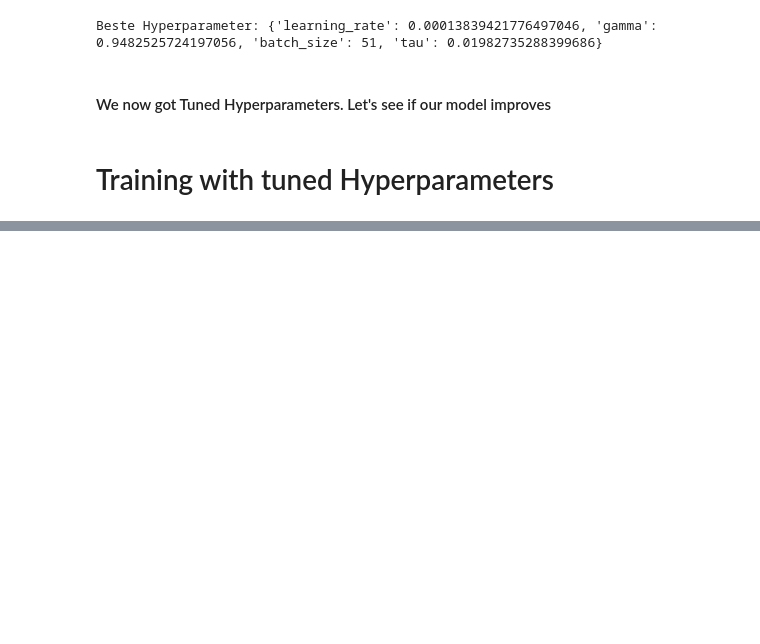
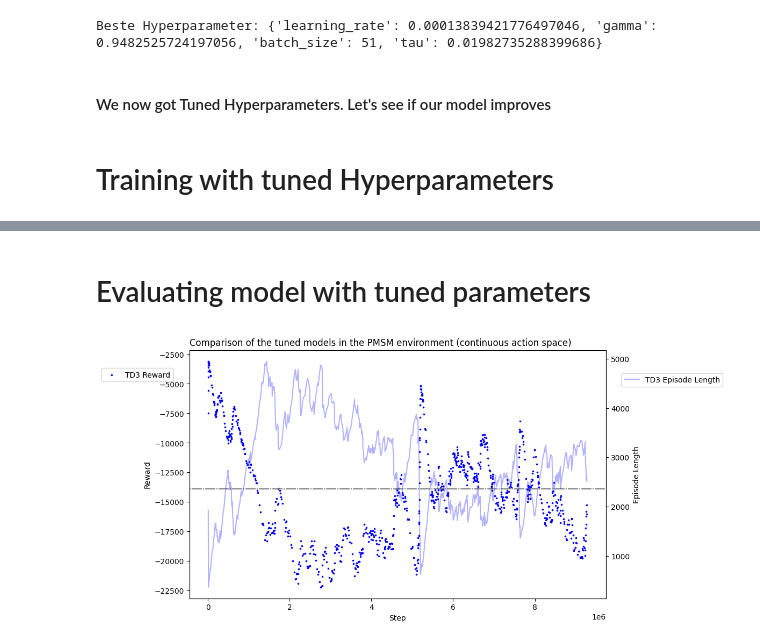
Before and after one commit to ErikBalls/Learning-reinforcement-learning, a Jupyter notebook: Learning_RL_backup.ipynb, the cells around one changed output, grey strips where cells are left out. Drawn from its saved outputs; the diff is of its cells as text; code cells hidden in the pictures; blank space fills up the shorter version.

```diff
--- a/Learning_RL_backup.ipynb
+++ b/Learning_RL_backup.ipynb
@@ -791,0 +817,56 @@ env.close()
+# %% [markdown]
+# Evaluating model with tuned parameters
+# %%
+df_TD3_ep = pd.read_csv('TD3_PMSM__high_ampere_tuned_28.09.24_0_mean_rew.csv')
+df_TD3_rew = pd.read_csv('TD3_PMSM__high_ampere_tuned_28.09.24_0_mean_ep.csv')
+
+df_TD3_ep = pd.read_csv('TD3_PMSM__high_ampere_tuned_28.09.24_0_mean_ep.csv')
+df_TD3_rew = pd.read_csv('TD3_PMSM__high_ampere_tuned_28.09.24_0_mean_rew.csv')
+
+fig, ax1 = plt.subplots(figsize=(10, 6))
+
+# Plot für DDPG und TD3 auf der ersten y-Achse (Reward)
+#ax1.scatter(df_DDPG_rew.Step, df_DDPG_rew.Value, marker='.', s=10, label='DDPG Reward', color='red')  # DIY your own diagram
+ax1.scatter(df_TD3_rew.Step, df_TD3_rew.Value, marker='.', s=10, label='TD3 Reward', color='blue')
+
+ax1.set_xlabel('Step')
+ax1.set_ylabel('Reward')
+ax1.set_title('Comparison of the tuned models in the PMSM environment (continuous action space)', loc='left')
+
+# Zweite y-Achse für Episode Length
+ax2 = ax1.twinx()
+#ax2.plot(df_DDPG_ep.Step, df_DDPG_ep.Value, color='red',  alpha=0.3, label='DDPG Episode Length')
+ax2.plot(df_TD3_ep.Step, df_TD3_ep.Value, color='blue',  alpha=0.3, label='TD3 Episode Length')
+ax2.set_ylabel('Episode Length')
+
+# Legende anpassen, um beide Achsen zu berücksichtigen
+ax1.legend(loc='center left', bbox_to_anchor=(-0.22, 0.9))
+ax2.legend(loc='center right', bbox_to_anchor=(1.29, 0.88))
+
+# Filtern der Daten für x > 0.5e7
+#df_filtered_DDPG = df_DDPG_rew[df_DDPG_rew['Step'] > 0.5e7]
+df_filtered_TD3 = df_TD3_rew[df_TD3_rew['Step'] > 0.5e7]
+
+# Berechnung des maximalen Rewards für DDPG und TD3
+#max_value_DDPG_rew = df_filtered_DDPG.Value.max()
+#max_step_DDPG_rew = df_filtered_DDPG[df_filtered_DDPG.Value == max_value_DDPG_rew].Step.values[0]
+
+max_value_TD3_rew = df_filtered_TD3.Value.max()
+max_step_TD3_rew = df_filtered_TD3[df_filtered_TD3.Value == max_value_TD3_rew].Step.values[0]
+
+# Anzeige der Maximalwerte im Diagramm
+#ax1.scatter(max_step_DDPG_rew, max_value_DDPG_rew, color='red', s=30, marker='o')
+#ax1.annotate(f'Max: {max_value_DDPG_rew:.2f}', (max_step_DDPG_rew, max_value_DDPG_rew),
+             #xytext=(0.548e7, max_value_DDPG_rew + 1000), color='red')
+
+#ax1.scatter(max_step_TD3_rew, max_value_TD3_rew, color='blue', s=30, marker='o')
+#ax1.annotate(f'Max: {max_value_TD3_rew:.2f}', (max_step_TD3_rew, max_value_TD3_rew),
+             #xytext=(0.548e7, max_value_DDPG_rew + 600), color='blue')
+
+#ax1.axvline(x=max_step_DDPG_rew, color='gray', linestyle='--', alpha = 0.5, dashes=(5, 10))
+#ax1.axvline(x=max_step_TD3_rew, color='gray', linestyle='--', alpha = 0.5, dashes=(5, 10))
+ax1.axhline(y=-13900, color='gray', linestyle='--', alpha = 1, dashes=(1, 1, 9, 1))
+
+plt.show()
+# %% [output]
+[figure, added]
```
Also changed, not shown: parts of 5 cells of this notebook.
